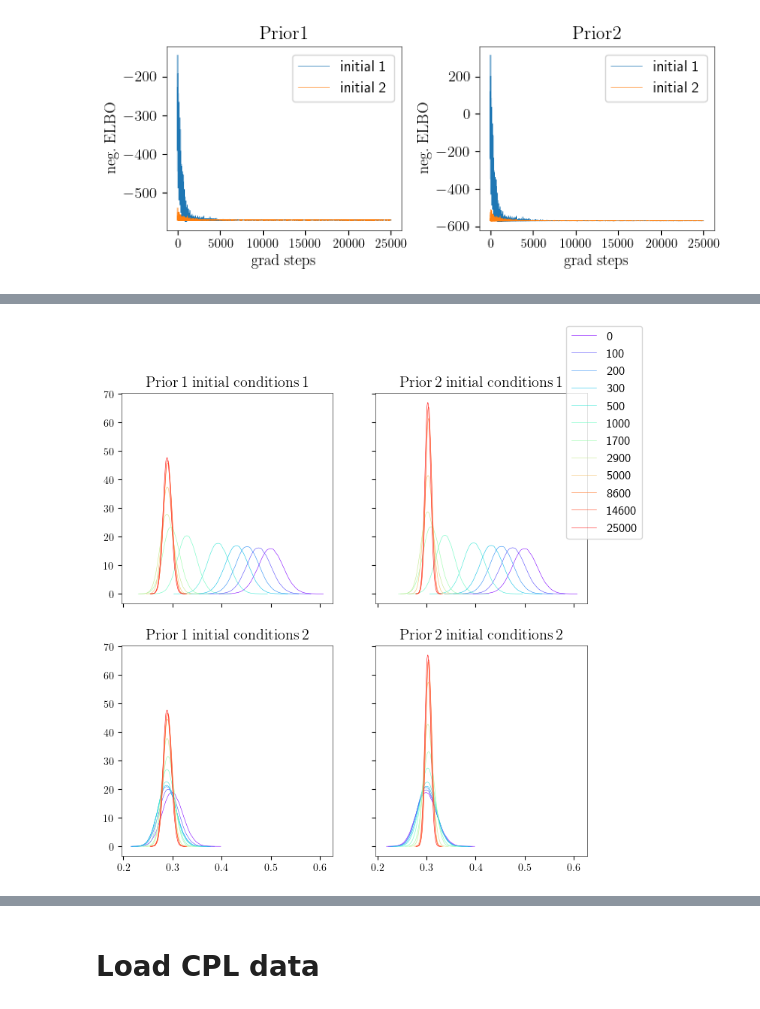
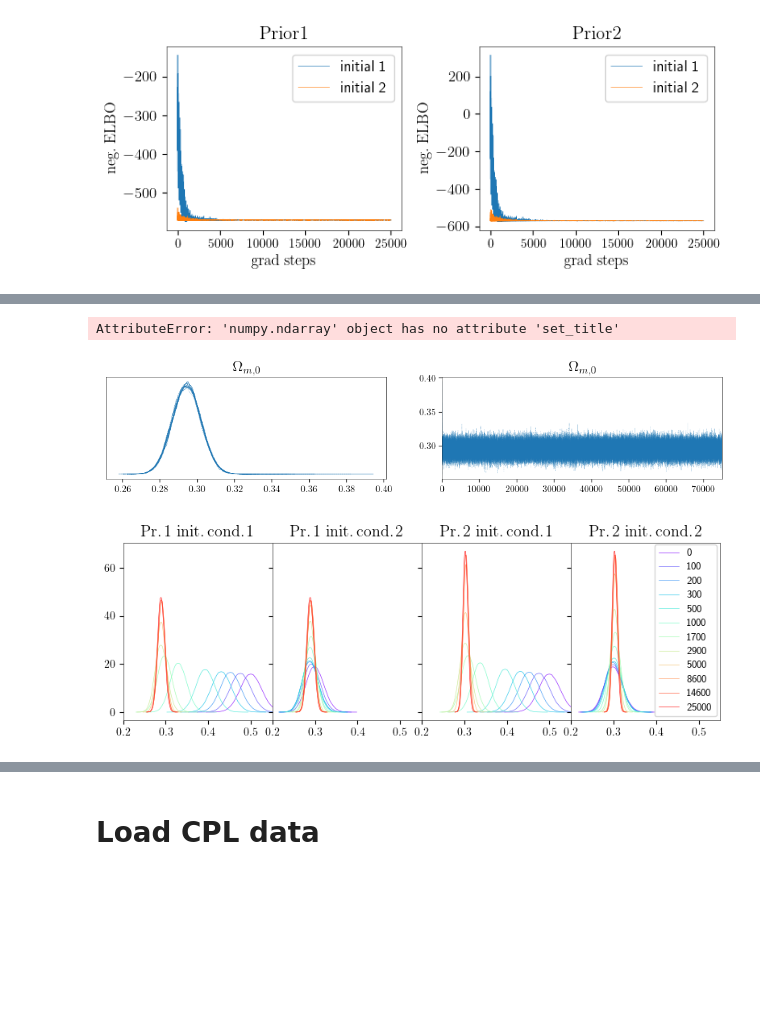
Before and after one commit to jakobk123/SN1a, a Jupyter notebook: notebooks/evaluation.ipynb, the cells around one changed output, grey strips where cells are left out. Saved outputs shown, nothing was run; the diff lists cells and outputs as text; code cells hidden in the pictures; blank space fills up the shorter version.

```diff
--- a/notebooks/evaluation.ipynb
+++ b/notebooks/evaluation.ipynb
@@ -193,16 +305,25 @@ fig1.savefig('../plots/lcdm_trace.pdf')
+# %%
+ax1 = az.plot_trace(lcdm_ei1p3.idata, labeller=labeller)
+ax1.set_title(r'$\Lambda\mathrm{CDM \; Prior 3 \; initial\; conditions 2}$');
+# %% [output]
+AttributeError: 'numpy.ndarray' object has no attribute 'set_title'
+[figure, added]
 # %%
-fig2, axes2 = plt.subplots(2,2, figsize=(8,8), sharex=True, sharey=True)
-h = lcdm_ni0p0.plot_samples(axes2[0,0])
-lcdm_ni0p1.plot_samples(axes2[0,1])
-lcdm_ni1p0.plot_samples(axes2[1,0])
-lcdm_ni1p1.plot_samples(axes2[1,1])
+fig2, axes2 = plt.subplots(1,4, figsize=(8,3), sharex=True, sharey=True, gridspec_kw = {'wspace':0, 'hspace':0})
+h = lcdm_ni0p0.plot_samples(axes2[0])
+lcdm_ni0p1.plot_samples(axes2[2])
+lcdm_ni1p0.plot_samples(axes2[1])
+lcdm_ni1p1.plot_samples(axes2[3])
 
-axes2[0,0].set_title(r'$\mathrm{Prior \,1 \; initial\; conditions \,1}$'),
-axes2[0,1].set_title(r'$\mathrm{Prior \,2 \; initial\; conditions \,1}$'),
-axes2[1,0].set_title(r'$\mathrm{Prior \,1 \; initial\; conditions \,2}$'),
-axes2[1,1].set_title(r'$\mathrm{Prior \,2 \; initial\; conditions \,2}$'),
+axes2[0].set_title(r'$\mathrm{Pr. \,1 \; init. \,cond. \,1}$'),
+axes2[2].set_title(r'$\mathrm{Pr. \,2 \; init. \,cond. \,1}$'),
+axes2[1].set_title(r'$\mathrm{Pr. \,1 \; init. \,cond. \,2}$'),
+axes2[3].set_title(r'$\mathrm{Pr. \,2 \; init. \,cond. \,2}$'),
 
-fig2.legend(handles=h)
-fig2.savefig('../plots/numypro_lcdm_convergence.pdf')
+[axes2[i].set_xlim(0.2, 0.55) for i in range(3)]
+
+fig2.legend(handles=h, bbox_to_anchor=(-0.02,-0.12,1,1), prop={'size': 9})
+fig2.tight_layout();
+fig2.savefig('../plots/numypro_lcdm_convergence.pdf');
 # %% [output]
-[figure, old version]
+[figure, new version]
```
Also changed, not shown: parts of 22 cells of this notebook, 4 other files.
